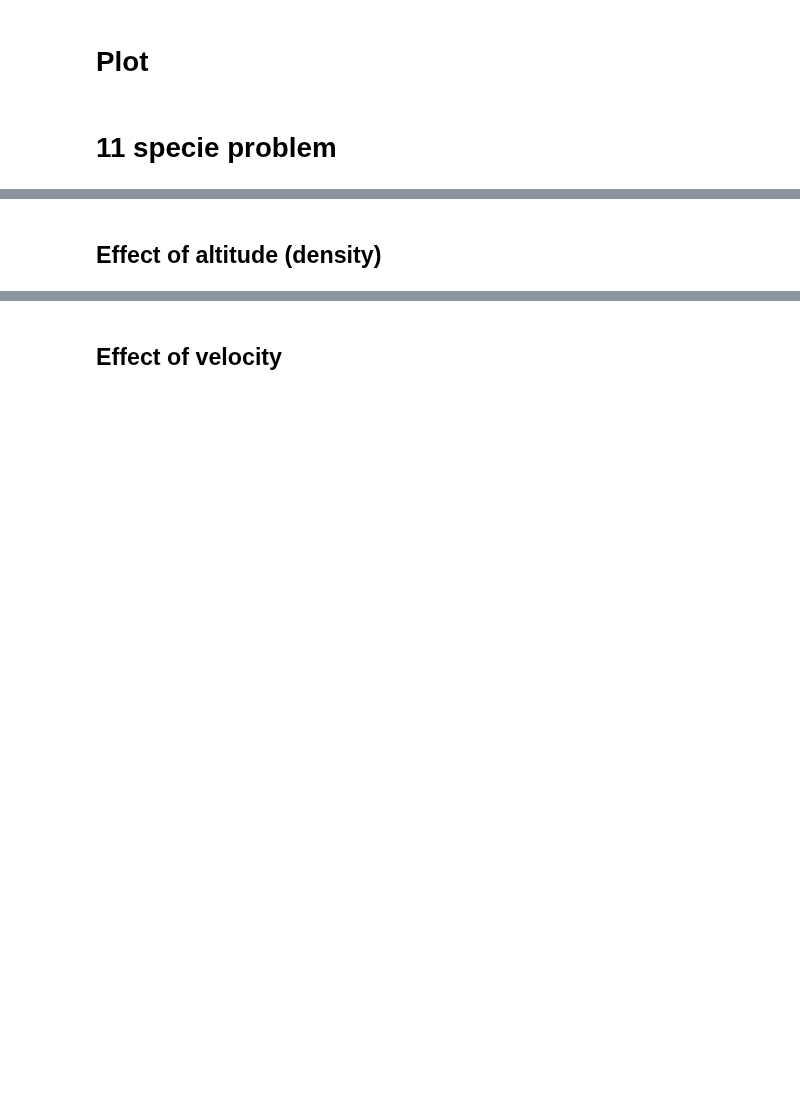
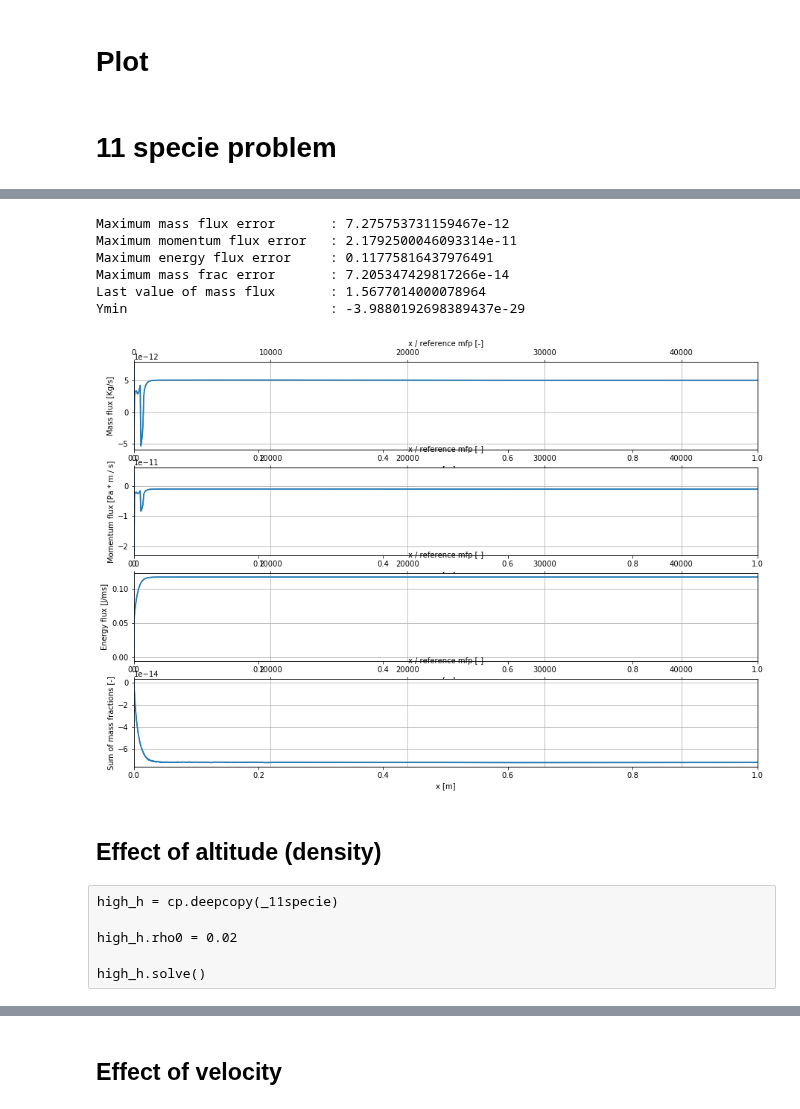
Before and after one commit to 20edo/Reactive_shock_air, a Jupyter notebook: Reactive_Air_shock.ipynb, the cells around one changed output, grey strips where cells are left out. Cells and saved outputs as stored; diff of their text form; code cells hidden in the pictures; blank space fills up the shorter version.

```diff
--- a/Reactive_Air_shock.ipynb
+++ b/Reactive_Air_shock.ipynb
@@ -320,7 +320,7 @@ O_N2       = subreaction([O, N2], [N, NO], [1, 1], [1, 1], 3.18e13/1e6, 0.1, 377
 O_N2.A     = np.array([2.349, -4.828, 0.455, -0.075, 0.004])
 O_N2.e_mol = -74.97*4184
 
-O_O2p      = subreaction([O, O2p], [O, N2p], [1, 1], [1, 1], 6.85e13/1e6, -0.520, 18600)
+O_O2p      = subreaction([O, O2p], [O2, Op], [1, 1], [1, 1], 6.85e13/1e6, -0.520, 18600)
 O_O2p.A    = np.array([-0.411, -1.998, -0.002, 0.005, 0.00])
 O_O2p.e_mol= -36.88*4184
 
@@ -328,7 +328,7 @@ N2_Np       = subreaction([N2, Np], [N, N2p], [1, 1], [1, 1], 9.85e12/1e6, -0.18
 N2_Np.A     = np.array([1.963, -3.116, 0.692, -0.103, 0.005])
 N2_Np.e_mol = -24.06*4184
 
-O_NOp      = subreaction([O, NOp], [NO, O2p], [1, 1], [1, 1], 2.75e13/1e6, 0.010, 51000)
+O_NOp      = subreaction([O, NOp], [NO, Op], [1, 1], [1, 1], 2.75e13/1e6, 0.010, 51000)
 O_NOp.A    = np.array([1.705, -6.223, 0.522, -0.090, 0.005])
 O_NOp.e_mol= -101.34*4184
 
@@ -362,11 +362,11 @@ N___N.A     = np.array([-4.488, -9.374, 0.481, -0.044, 0.002])
 N___N.e_mol = -134.29*4184
 
 # Electron impact ionization
-O_ion       = subreaction([O], [Op, em], [1], [1, 1], 3.9e33/1e6, -3.780, 158500)
+O_ion       = subreaction([O, em], [Op, em], [1, 1], [1, 2], 3.9e33/1e6, -3.780, 158500)
 O_ion.A     = np.array([-2.980, -19.534, 1.244, -0.190, 0.010])
 O_ion.e_mol = -315.06*4184
 
-N_ion       = subreaction([N], [Np, em], [1], [1, 1], 2.5e34/1e6, -3.820, 168600)
+N_ion       = subreaction([N, em], [Np, em], [1, 1], [1, 2], 2.5e34/1e6, -3.820, 168600)
 N_ion.A     = np.array([-2.553, -18.870, 0.472, -0.060, 0.003])
 N_ion.e_mol = -335.23*4184
 # %% [raw]
@@ -1669,2 +1719,12 @@ fig.tight_layout()
+# %%
+_11specie.validate()
+# %% [output]
+Maximum mass flux error       : 7.275753731159467e-12
+Maximum momentum flux error   : 2.1792500046093314e-11
+Maximum energy flux error     : 0.11775816437976491
+Maximum mass frac error       : 7.205347429817266e-14
+Last value of mass flux       : 1.5677014000078964
+Ymin                          : -3.9880192698389437e-29
+[figure, added]
 # %% [markdown]
 ## Effect of altitude (density)
@@ -1705,0 +1731,6 @@ fig.tight_layout()
+# %% [raw]
+high_h = cp.deepcopy(_11specie)
+
+high_h.rho0 = 0.02
+
+high_h.solve()
```
Also changed, not shown: parts of 16 cells of this notebook.
